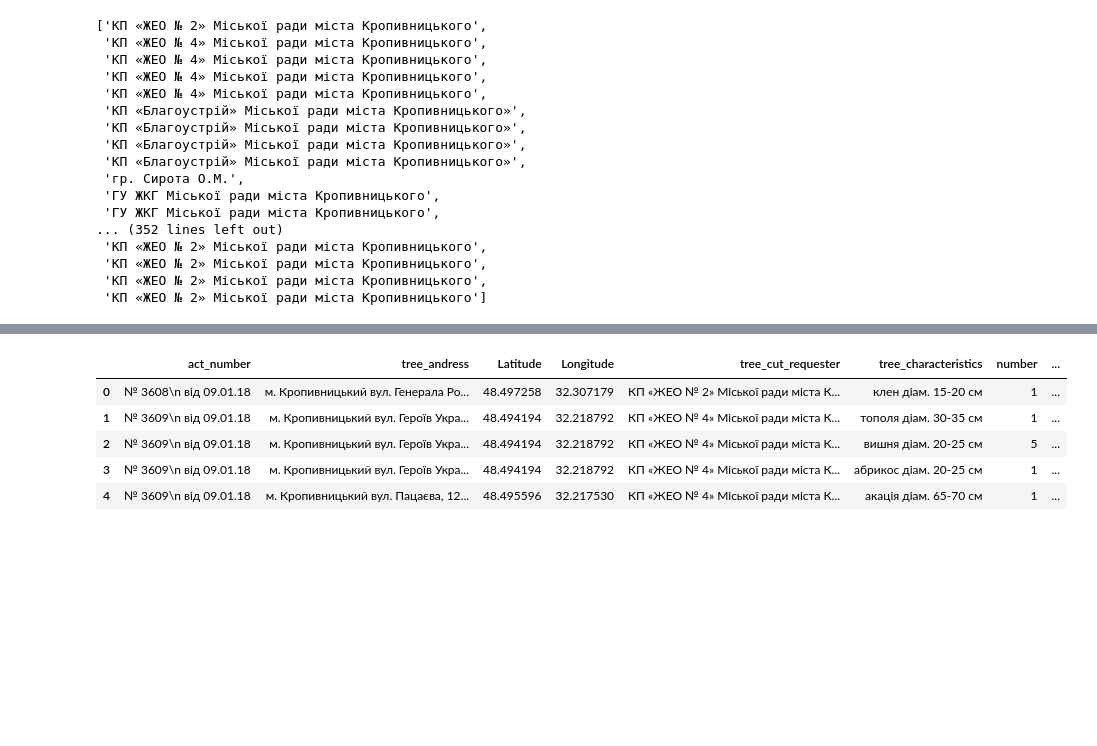
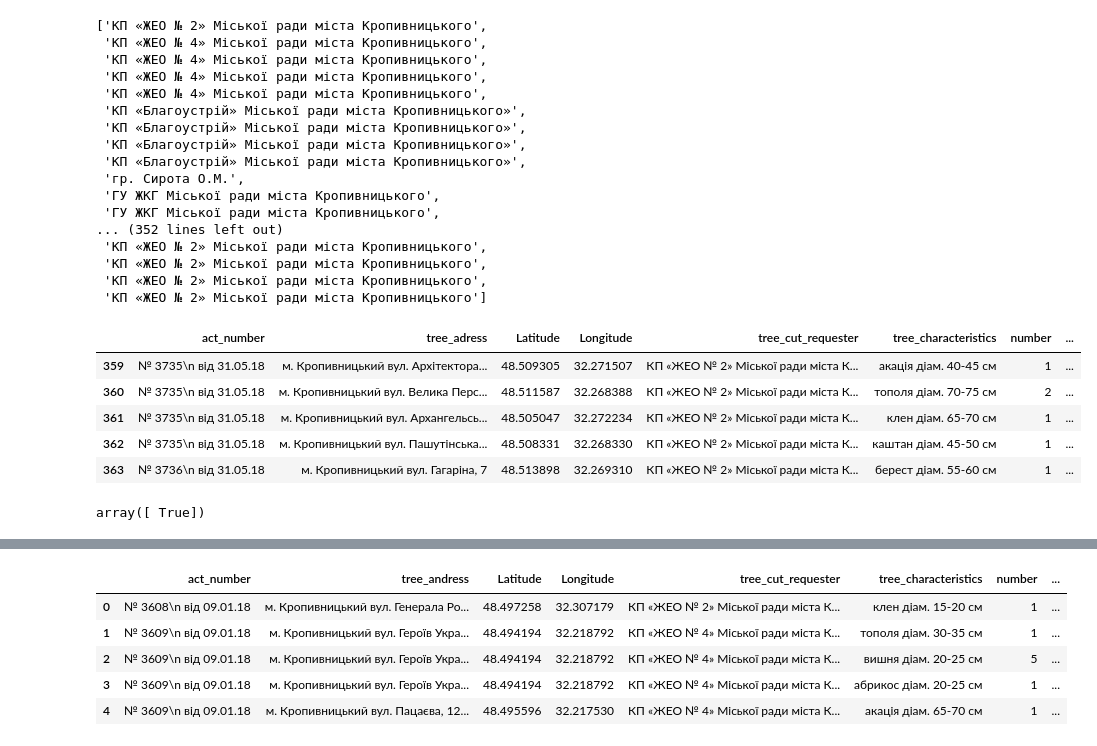
Before and after one commit to ptrBodnar/tree_map, a Jupyter notebook: data/Untitled.ipynb, the cells around one changed output, grey strips where cells are left out. Drawn from its saved outputs; the diff is of its cells as text; code cells hidden in the pictures; blank space fills up the shorter version.

```diff
--- a/data/Untitled.ipynb
+++ b/data/Untitled.ipynb
@@ -77,4 +181,13 @@ temp_list
  'КП «ЖЕО № 2» Міської ради міста Кропивницького']
 # %%
 df['tree_cut_requester'] = temp_list
+# %%
+df.tail()
+# %% [output]
+|  | act_number | tree_adress | Latitude | Longitude | tree_cut_requester | tree_characteristics | number | ... |
+| 359 | № 3735\n від 31.05.18 | м. Кропивницький вул. Архітектора... | 48.509305 | 32.271507 | КП «ЖЕО № 2» Міської ради міста К... | акація діам. 40-45 см | 1 | ... |
+| 360 | № 3735\n від 31.05.18 | м. Кропивницький вул. Велика Перс... | 48.511587 | 32.268388 | КП «ЖЕО № 2» Міської ради міста К... | тополя діам. 70-75 см | 2 | ... |
+| 361 | № 3735\n від 31.05.18 | м. Кропивницький вул. Архангельсь... | 48.505047 | 32.272234 | КП «ЖЕО № 2» Міської ради міста К... | клен діам. 65-70 см | 1 | ... |
+| 362 | № 3735\n від 31.05.18 | м. Кропивницький вул. Пашутінська... | 48.508331 | 32.268330 | КП «ЖЕО № 2» Міської ради міста К... | каштан діам. 45-50 см | 1 | ... |
+| 363 | № 3736\n від 31.05.18 | м. Кропивницький вул. Гагаріна, 7 | 48.513898 | 32.269310 | КП «ЖЕО № 2» Міської ради міста К... | берест діам. 55-60 см | 1 | ... |
 # %%
@@ -82 +195,5 @@ df['was_cut'] = [True if type(d) == str else False for d in df['cutting_act']]
 #df['was_cut'] = [1 if d == True else 0 for d in df['was_cut']]
+# %%
+df['was_cut'].unique()
+# %% [output]
+array([ True])
```
Also changed, not shown: parts of 13 cells of this notebook, 7 other files.
